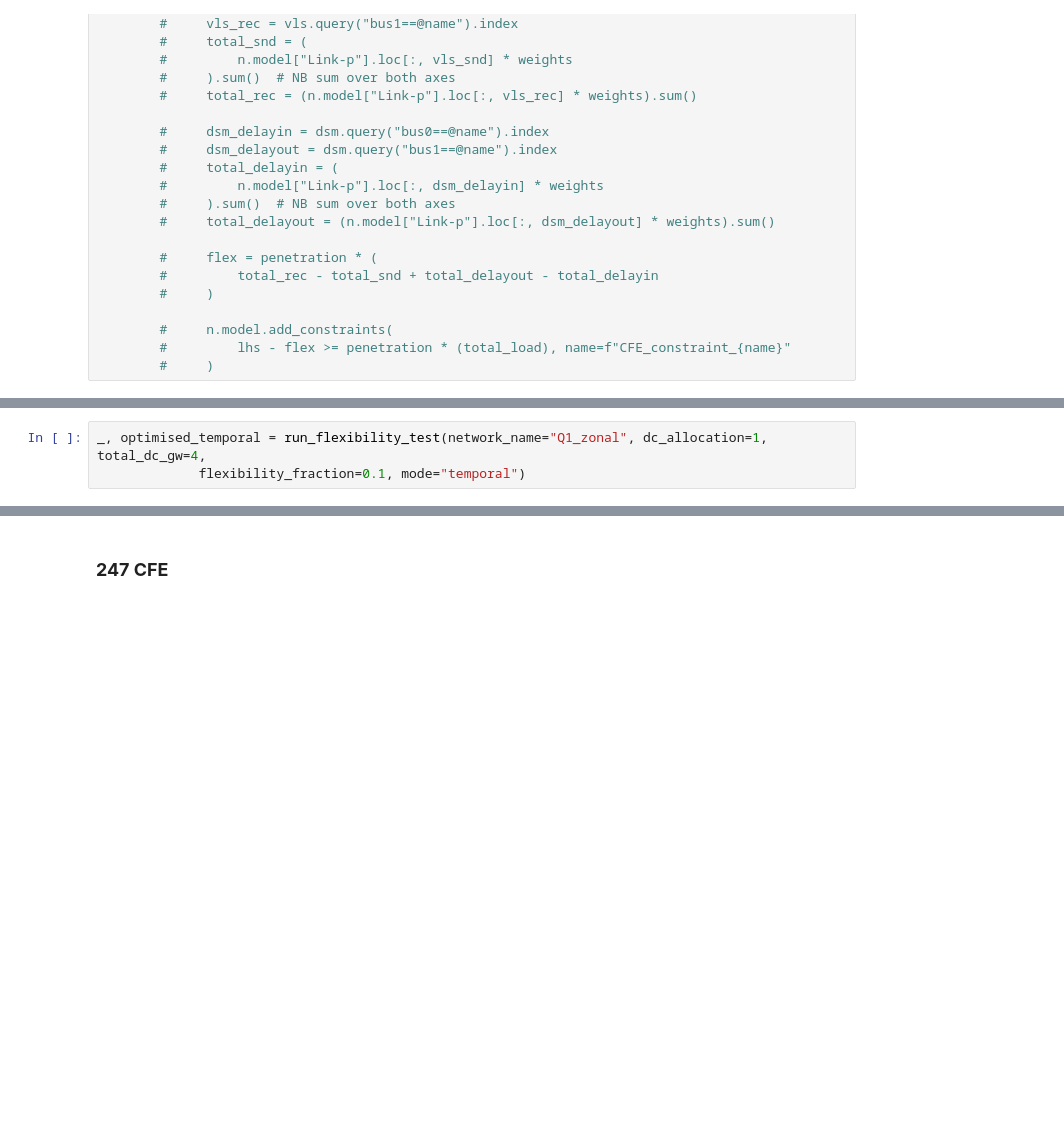
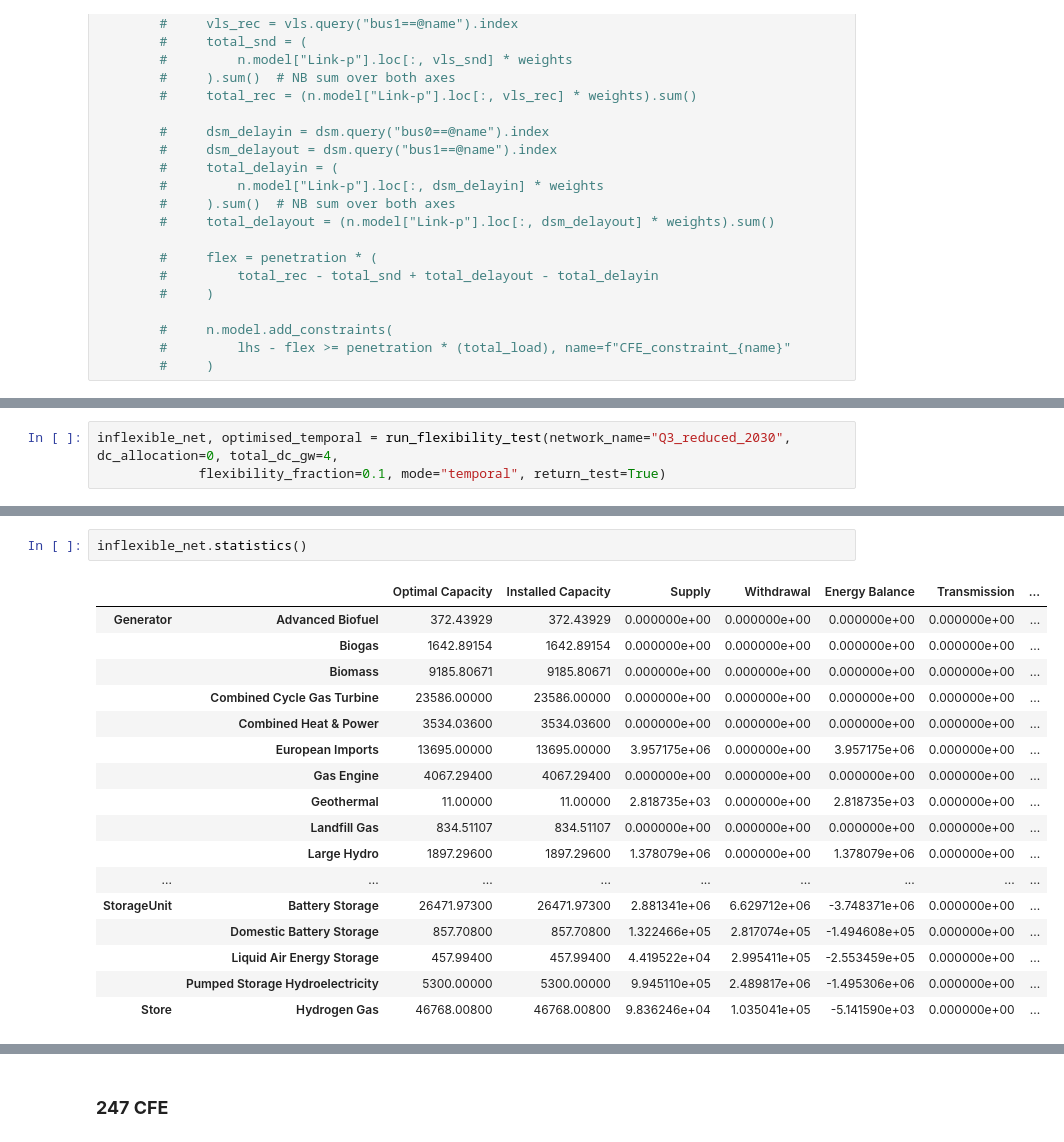
Before and after one commit to marta-uoe/PyPSA-GB-datacentres, a Jupyter notebook: notebooks/Martas_tests.ipynb, the cells around one changed output, grey strips where cells are left out. Cells and saved outputs as stored; diff of their text form; blank space fills up the shorter version.

```diff
--- a/notebooks/Martas_tests.ipynb
+++ b/notebooks/Martas_tests.ipynb
@@ -1350,4 +1416,4 @@ def run_flexibility_test(network_name="Q1_zonal", dc_allocation=1, total_dc_gw=4
 # %%
-_, optimised_temporal = run_flexibility_test(network_name="Q1_zonal", dc_allocation=1, total_dc_gw=4,
-             flexibility_fraction=0.1, mode="temporal")
+inflexible_net, optimised_temporal = run_flexibility_test(network_name="Q3_reduced_2030", dc_allocation=0, total_dc_gw=4,
+             flexibility_fraction=0.1, mode="temporal", return_test=True)
 # %% [output]
@@ -1371,2 +1449,22 @@ Missing buses: []
+# %%
+inflexible_net.statistics()
+# %% [output]
+|  |  | Optimal Capacity | Installed Capacity | Supply | Withdrawal | Energy Balance | Transmission | ... |
+| Generator | Advanced Biofuel | 372.43929 | 372.43929 | 0.000000e+00 | 0.000000e+00 | 0.000000e+00 | 0.000000e+00 | ... |
+|  | Biogas | 1642.89154 | 1642.89154 | 0.000000e+00 | 0.000000e+00 | 0.000000e+00 | 0.000000e+00 | ... |
+|  | Biomass | 9185.80671 | 9185.80671 | 0.000000e+00 | 0.000000e+00 | 0.000000e+00 | 0.000000e+00 | ... |
+|  | Combined Cycle Gas Turbine | 23586.00000 | 23586.00000 | 0.000000e+00 | 0.000000e+00 | 0.000000e+00 | 0.000000e+00 | ... |
+|  | Combined Heat & Power | 3534.03600 | 3534.03600 | 0.000000e+00 | 0.000000e+00 | 0.000000e+00 | 0.000000e+00 | ... |
+|  | European Imports | 13695.00000 | 13695.00000 | 3.957175e+06 | 0.000000e+00 | 3.957175e+06 | 0.000000e+00 | ... |
+|  | Gas Engine | 4067.29400 | 4067.29400 | 0.000000e+00 | 0.000000e+00 | 0.000000e+00 | 0.000000e+00 | ... |
+|  | Geothermal | 11.00000 | 11.00000 | 2.818735e+03 | 0.000000e+00 | 2.818735e+03 | 0.000000e+00 | ... |
+|  | Landfill Gas | 834.51107 | 834.51107 | 0.000000e+00 | 0.000000e+00 | 0.000000e+00 | 0.000000e+00 | ... |
+|  | Large Hydro | 1897.29600 | 1897.29600 | 1.378079e+06 | 0.000000e+00 | 1.378079e+06 | 0.000000e+00 | ... |
+| ... | ... | ... | ... | ... | ... | ... | ... | ... |
+| StorageUnit | Battery Storage | 26471.97300 | 26471.97300 | 2.881341e+06 | 6.629712e+06 | -3.748371e+06 | 0.000000e+00 | ... |
+|  | Domestic Battery Storage | 857.70800 | 857.70800 | 1.322466e+05 | 2.817074e+05 | -1.494608e+05 | 0.000000e+00 | ... |
+|  | Liquid Air Energy Storage | 457.99400 | 457.99400 | 4.419522e+04 | 2.995411e+05 | -2.553459e+05 | 0.000000e+00 | ... |
+|  | Pumped Storage Hydroelectricity | 5300.00000 | 5300.00000 | 9.945110e+05 | 2.489817e+06 | -1.495306e+06 | 0.000000e+00 | ... |
+| Store | Hydrogen Gas | 46768.00800 | 46768.00800 | 9.836246e+04 | 1.035041e+05 | -5.141590e+03 | 0.000000e+00 | ... |
 # %%
 optimised_temporal.statistics()
```
Also changed, not shown: parts of 22 cells of this notebook, 12 other files.
